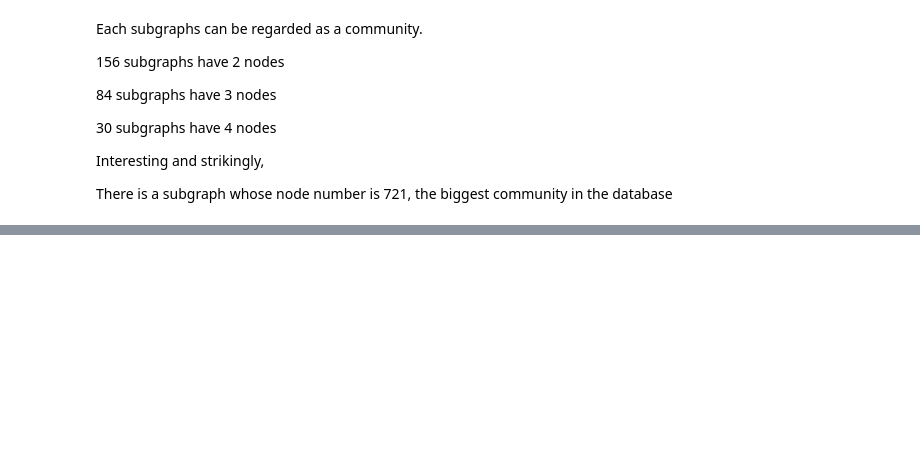
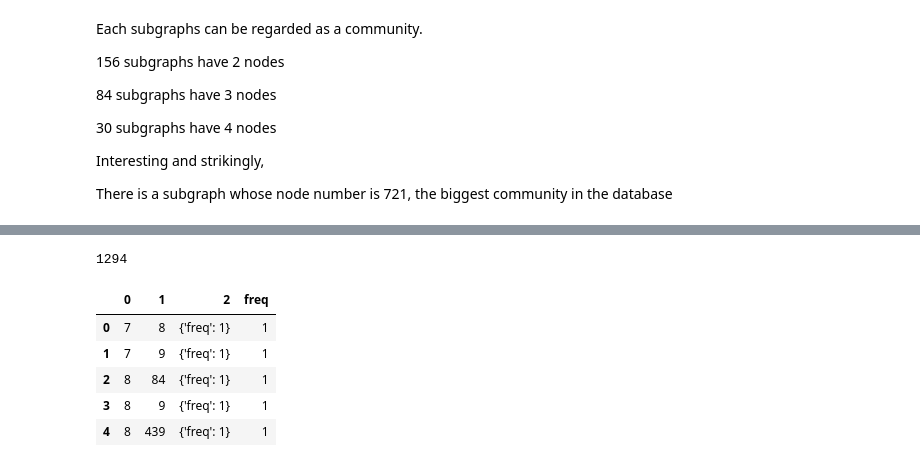
Before and after one commit to floydluo/misq, a Jupyter notebook: NetworkX/MISQ_networks.ipynb, the cells around one changed output, grey strips where cells are left out. Cells and saved outputs as stored; diff of their text form; code cells hidden in the pictures; blank space fills up the shorter version.

```diff
--- a/NetworkX/MISQ_networks.ipynb
+++ b/NetworkX/MISQ_networks.ipynb
@@ -688,0 +774,3 @@ DrawGraph(Legendary, layout = "spring")
+# %%
+Links = pd.DataFrame(data=Legendary.edges(data = True))
+Links.head()
@@ -688,0 +784,15 @@ DrawGraph(Legendary, layout = "spring")
+# %%
+freq = Series([edge['freq'] for edge in Links[2]])
+Links['freq'] = freq
+len(freq)
+# %% [output]
+1294
+# %%
+Links.head()
+# %% [output]
+|  | 0 | 1 | 2 | freq |
+| 0 | 7 | 8 | {'freq': 1} | 1 |
+| 1 | 7 | 9 | {'freq': 1} | 1 |
+| 2 | 8 | 84 | {'freq': 1} | 1 |
+| 3 | 8 | 9 | {'freq': 1} | 1 |
+| 4 | 8 | 439 | {'freq': 1} | 1 |
```
Also changed, not shown: parts of 55 cells of this notebook, 26 other files.
